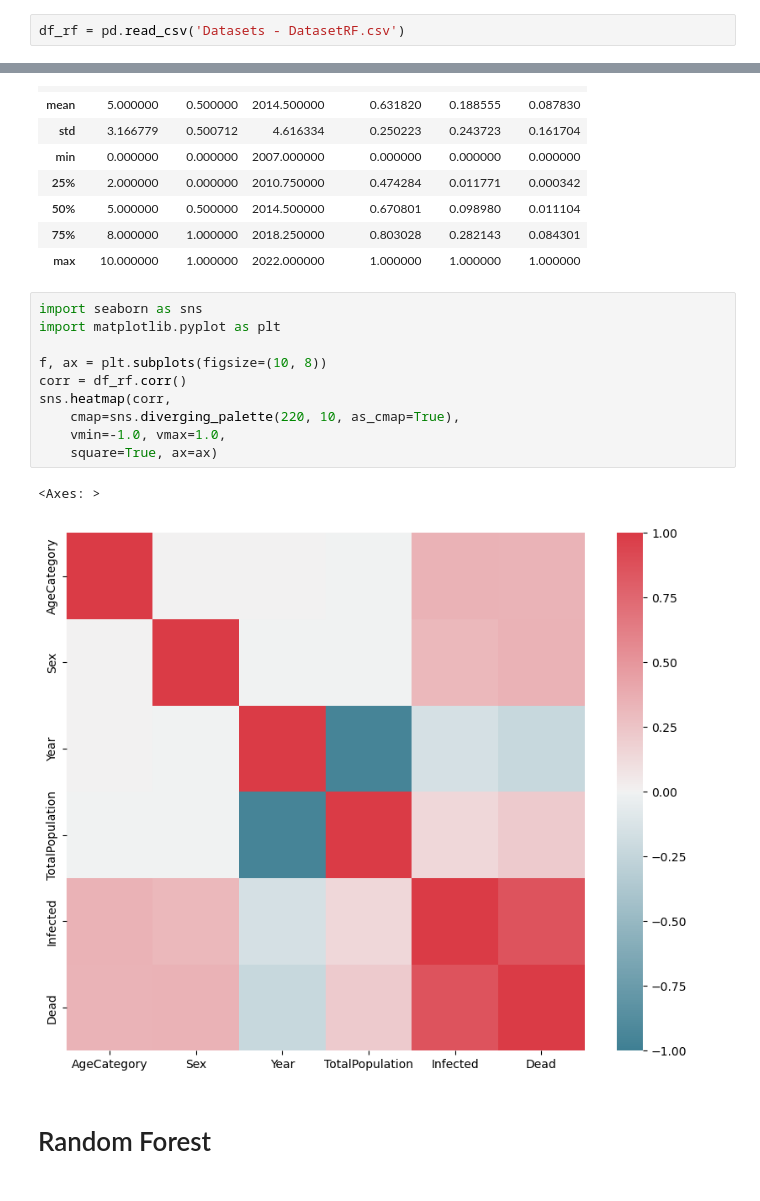
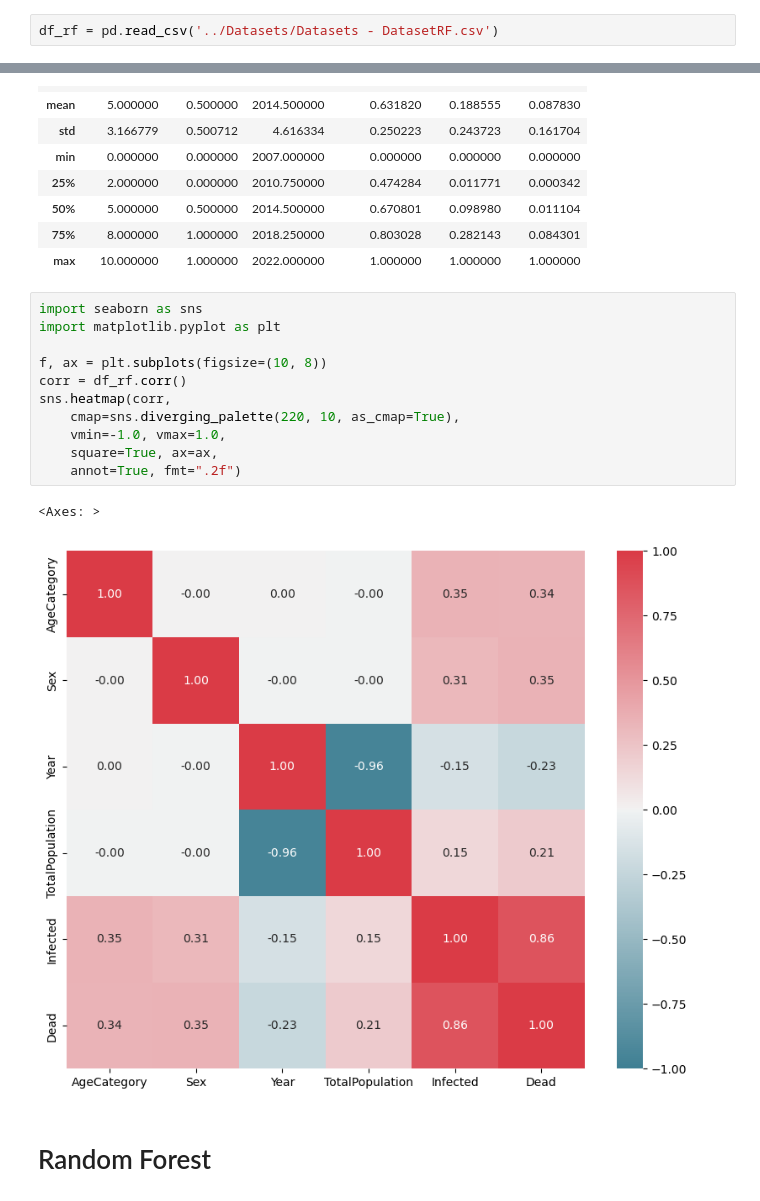
Before and after one commit to rDrayBen/CourseWorkML, a Jupyter notebook: Code/Full_Code.ipynb, the cells around one changed output, grey strips where cells are left out. Drawn from its saved outputs; the diff is of its cells as text.

```diff
--- a/Code/Full_Code.ipynb
+++ b/Code/Full_Code.ipynb
@@ -4,7 +4,7 @@
 import pandas as pd
 import numpy as np
 # %%
-df_rf = pd.read_csv('Datasets - DatasetRF.csv')
+df_rf = pd.read_csv('../Datasets/Datasets - DatasetRF.csv')
 # %%
 df_rf
 # %% [output]
@@ -155,16 +155,17 @@ df_rf.describe()
 # %%
 import seaborn as sns
 import matplotlib.pyplot as plt
 
 f, ax = plt.subplots(figsize=(10, 8))
 corr = df_rf.corr()
 sns.heatmap(corr,
     cmap=sns.diverging_palette(220, 10, as_cmap=True),
     vmin=-1.0, vmax=1.0,
-    square=True, ax=ax)
+    square=True, ax=ax,
+    annot=True, fmt=".2f")
 # %% [output]
 <Axes: >
-[figure, old version]
+[figure, new version]
 # %% [markdown]
 # Random Forest
 # %%
```
Also changed, not shown: parts of 7 cells of this notebook, 8 other files.
